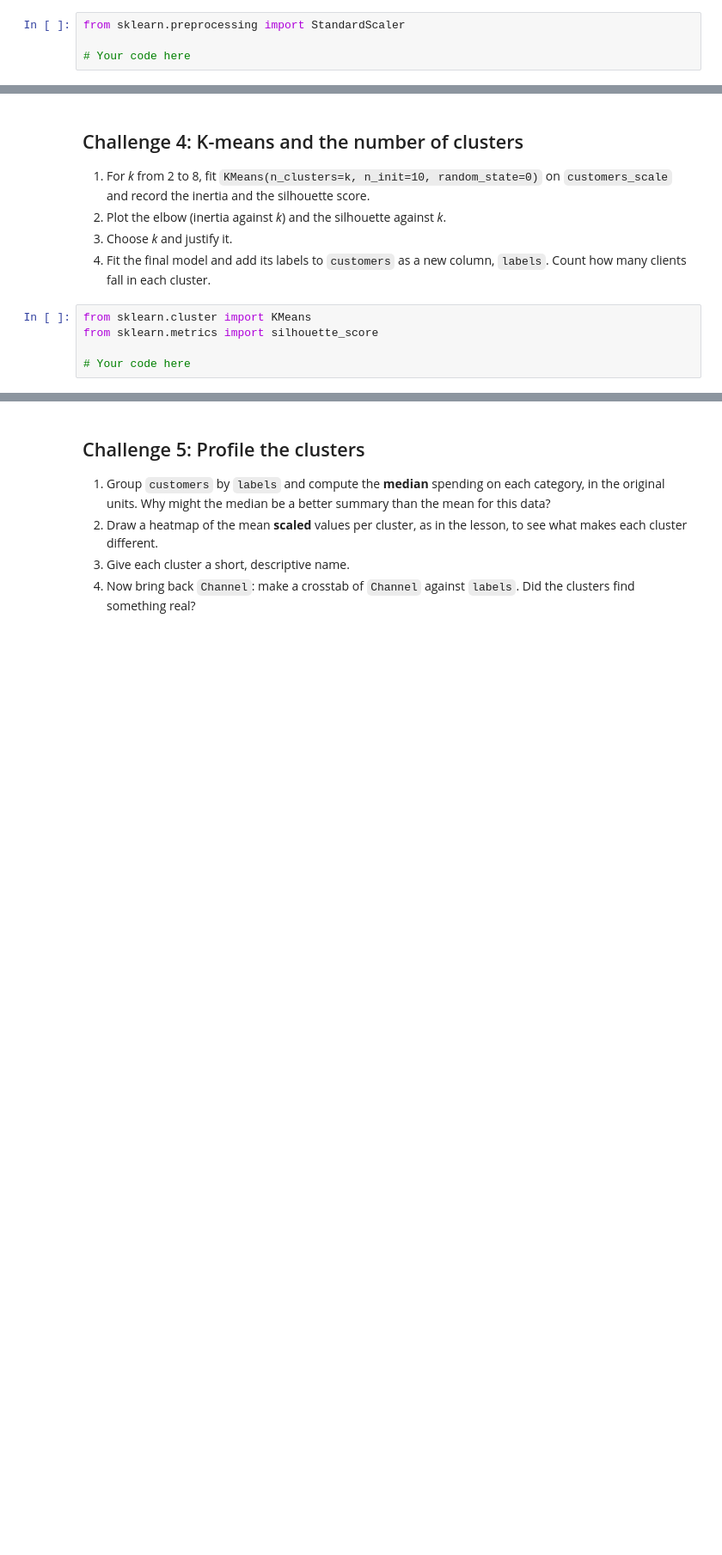
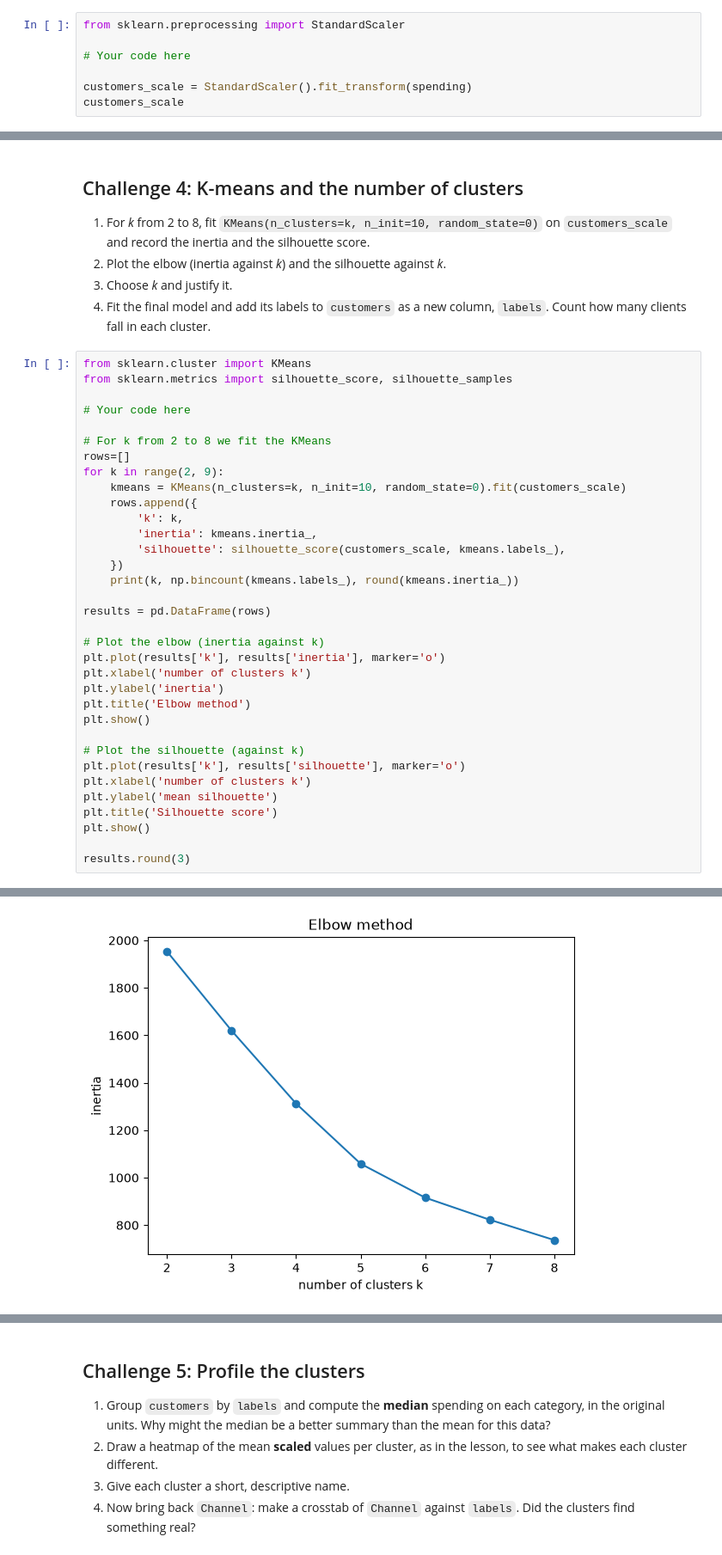
Before and after one commit to ironhack-labs/lab-unsupervised-learning-en, a Jupyter notebook: your-code/main.ipynb, the cells around one changed output, grey strips where cells are left out. Shown at 86% size. Cells and saved outputs as stored; diff of their text form; blank space fills up the shorter version.

```diff
--- a/your-code/main.ipynb
+++ b/your-code/main.ipynb
@@ -59,3 +188,6 @@ Scale the (possibly transformed) spending columns with `StandardScaler` and stor
 from sklearn.preprocessing import StandardScaler
 
 # Your code here
+
+customers_scale = StandardScaler().fit_transform(spending)
+customers_scale
@@ -68,6 +214,36 @@ from sklearn.preprocessing import StandardScaler
 4. Fit the final model and add its labels to `customers` as a new column, `labels`. Count how many clients fall in each cluster.
 # %%
 from sklearn.cluster import KMeans
-from sklearn.metrics import silhouette_score
+from sklearn.metrics import silhouette_score, silhouette_samples
 
 # Your code here
+
+# For k from 2 to 8 we fit the KMeans
+rows=[]
+for k in range(2, 9):
+    kmeans = KMeans(n_clusters=k, n_init=10, random_state=0).fit(customers_scale)
+    rows.append({
+        'k': k,
+        'inertia': kmeans.inertia_,
+        'silhouette': silhouette_score(customers_scale, kmeans.labels_),
+    })
+    print(k, np.bincount(kmeans.labels_), round(kmeans.inertia_))
+
+results = pd.DataFrame(rows)
+
+# Plot the elbow (inertia against k)
+plt.plot(results['k'], results['inertia'], marker='o')
+plt.xlabel('number of clusters k')
+plt.ylabel('inertia')
+plt.title('Elbow method')
+plt.show()
+
+# Plot the silhouette (against k)
+plt.plot(results['k'], results['silhouette'], marker='o')
+plt.xlabel('number of clusters k')
+plt.ylabel('mean silhouette')
+plt.title('Silhouette score')
+plt.show()
+
+results.round(3)
+# %% [output]
@@ -73,0 +257 @@ from sklearn.metrics import silhouette_score
+[figure, added]
```
Also changed, not shown: parts of 27 cells of this notebook.
